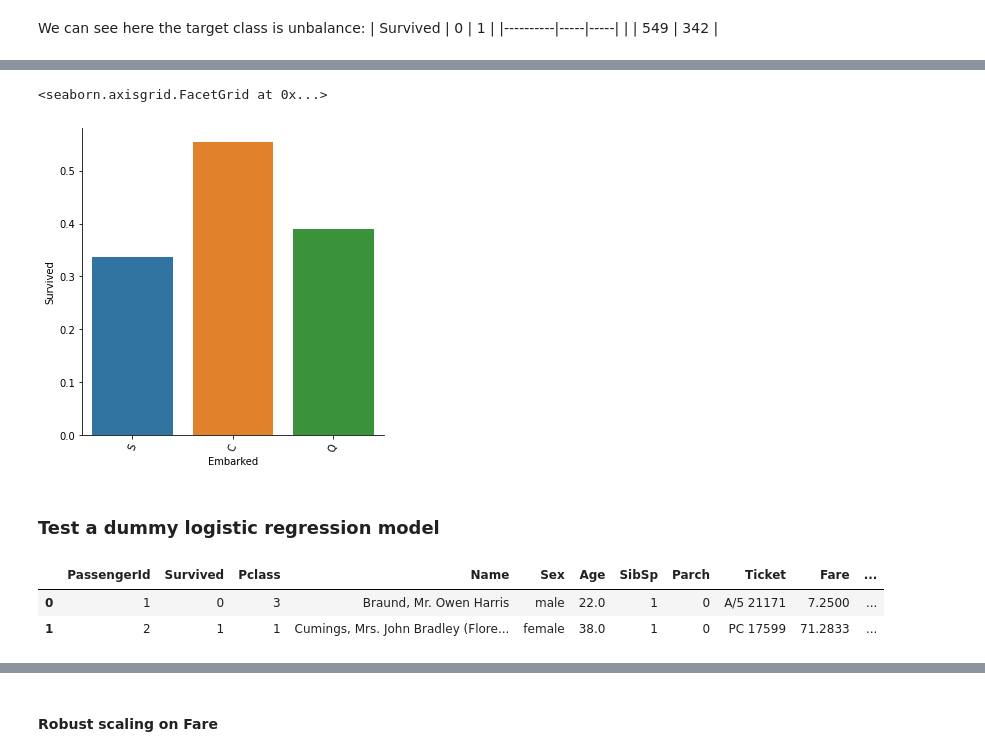
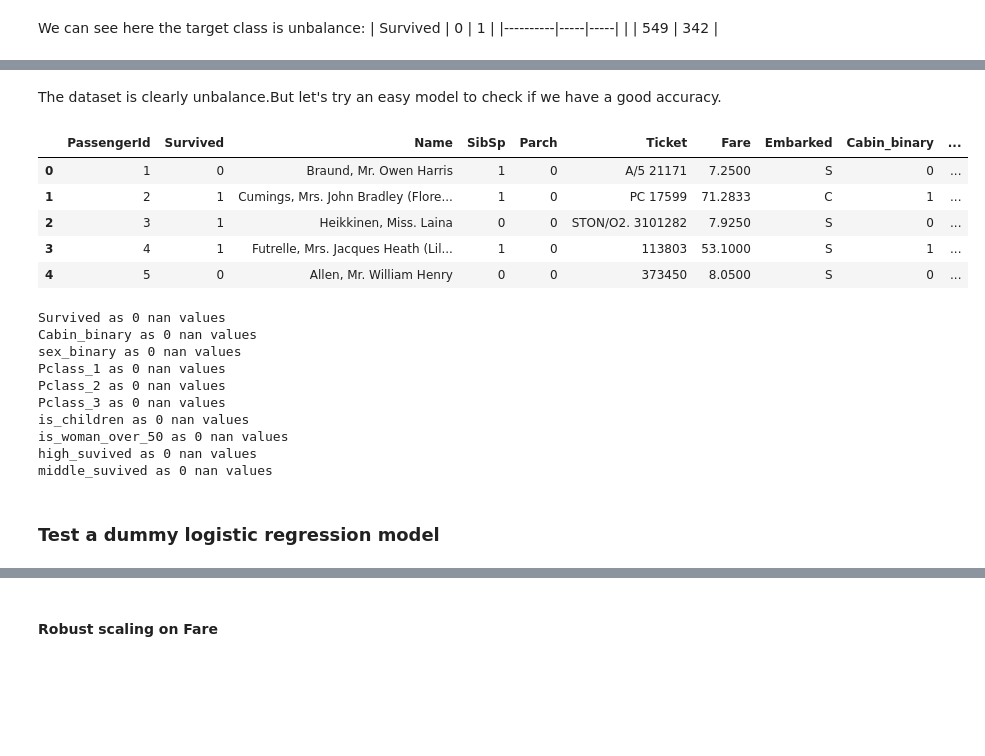
Before and after one commit to chris97425/titanic_kaggle_training, a Jupyter notebook: Notebook/data_analysis.ipynb, the cells around one changed output, grey strips where cells are left out. Drawn from its saved outputs; the diff is of its cells as text; code cells hidden in the pictures; blank space fills up the shorter version.

```diff
--- a/Notebook/data_analysis.ipynb
+++ b/Notebook/data_analysis.ipynb
@@ -276,9 +301,12 @@ Now let's one hot encode this new feature
 # %%
 # Declare an One Hot encoding object
 ohe = OneHotEncoder(handle_unknown='ignore')
-#Fit and transform on the Who features
-encode_df = pd.DataFrame(ohe.fit_transform(titanic_df[["Who"]]).toarray())
+#Fit and transform on the Embarked features
+encode_df = pd.DataFrame(ohe.fit_transform(titanic_df[["Embarked"]]).toarray())
 #Get the columns names out of the news features (construct like names_of_old_features_className)
 encode_df.columns = ohe.get_feature_names_out()
 #Join news features with the titanic dataframe
 titanic_df = titanic_df.join(encode_df)
+
+#Drop old Embarked column
+titanic_df.drop(columns="Embarked", inplace=True)
@@ -292,6 +313,3 @@ titanic_df.head(2)
-# %%
-#Drop old columns
-titanic_df.drop(columns ="Who", inplace = True)
 # %% [markdown]
 #### Check if the names of peoples contains good informations 👌🏼
 # %% [markdown]
@@ -331,0 +346,9 @@ dataplot = sns.heatmap(titanic_df.corr(), cmap="YlGnBu", annot=True)
+# %%
+# Survival rate of 1
+high_survival_rate = ["Sir.","Dr.","Mme.","Ms.","Lady.","Mlle.","the Countess."]
+#Survival rate of 0.5
+middle_survival_rate = ["Major.","Col."]
+
+#Create new features
+titanic_df["high_suvived"] = titanic_df["Name_cat"].apply(lambda x: 1 if x in high_survival_rate else 0)
+titanic_df["middle_suvived"] = titanic_df["Name_cat"].apply(lambda x: 1 if x in middle_survival_rate else 0)
@@ -343,5 +372,3 @@ We can see here the target class is unbalance:
 | Survived | 0   | 1   |
 |----------|-----|-----|
 |          | 549 | 342 |
-# %%
-titanic_df["Name_cat"]= titanic_df["Name"].apply(lambda x : get_title(x))
@@ -400,15 +375,30 @@ ax.set_xticklabels( rotation=70)
-# %%
-ax = sns.catplot(x="Embarked",y="Survived",data=train_df
-    , kind="bar", ci=None)
-ax.set_xticklabels( rotation=70)
-# %% [output]
-<seaborn.axisgrid.FacetGrid at 0x...>
-[figure, removed]
+# %% [markdown]
+The dataset is clearly unbalance.But let's try an easy model to check if we have a good accuracy.
+# %%
+titanic_df.head()
+# %% [output]
+|  | PassengerId | Survived | Name | SibSp | Parch | Ticket | Fare | Embarked | Cabin_binary | ... |
+| 0 | 1 | 0 | Braund, Mr. Owen Harris | 1 | 0 | A/5 21171 | 7.2500 | S | 0 | ... |
+| 1 | 2 | 1 | Cumings, Mrs. John Bradley (Flore... | 1 | 0 | PC 17599 | 71.2833 | C | 1 | ... |
+| 2 | 3 | 1 | Heikkinen, Miss. Laina | 0 | 0 | STON/O2. 3101282 | 7.9250 | S | 0 | ... |
+| 3 | 4 | 1 | Futrelle, Mrs. Jacques Heath (Lil... | 1 | 0 | 113803 | 53.1000 | S | 1 | ... |
+| 4 | 5 | 0 | Allen, Mr. William Henry | 0 | 0 | 373450 | 8.0500 | S | 0 | ... |
+# %%
+titanic_2_df = titanic_df[["Survived","Cabin_binary","sex_binary","Pclass_1",\
+    "Pclass_2","Pclass_3","is_children","is_woman_over_50","high_suvived","middle_suvived"]].dropna().copy()
+# Check the nan value in the dataset
+for column in titanic_2_df.columns:
+    print(f"{column} as {titanic_2_df[column].isnull().sum()} nan values")
+# %% [output]
+Survived as 0 nan values
+Cabin_binary as 0 nan values
+sex_binary as 0 nan values
+Pclass_1 as 0 nan values
+Pclass_2 as 0 nan values
+Pclass_3 as 0 nan values
+is_children as 0 nan values
+is_woman_over_50 as 0 nan values
+high_suvived as 0 nan values
+middle_suvived as 0 nan values
 # %% [markdown]
 ### Test a dummy logistic regression model
-# %%
-train_df[0:2]
-# %% [output]
-|  | PassengerId | Survived | Pclass | Name | Sex | Age | SibSp | Parch | Ticket | Fare | ... |
-| 0 | 1 | 0 | 3 | Braund, Mr. Owen Harris | male | 22.0 | 1 | 0 | A/5 21171 | 7.2500 | ... |
-| 1 | 2 | 1 | 1 | Cumings, Mrs. John Bradley (Flore... | female | 38.0 | 1 | 0 | PC 17599 | 71.2833 | ... |
```
Also changed, not shown: parts of 42 cells of this notebook, 1 other file.
